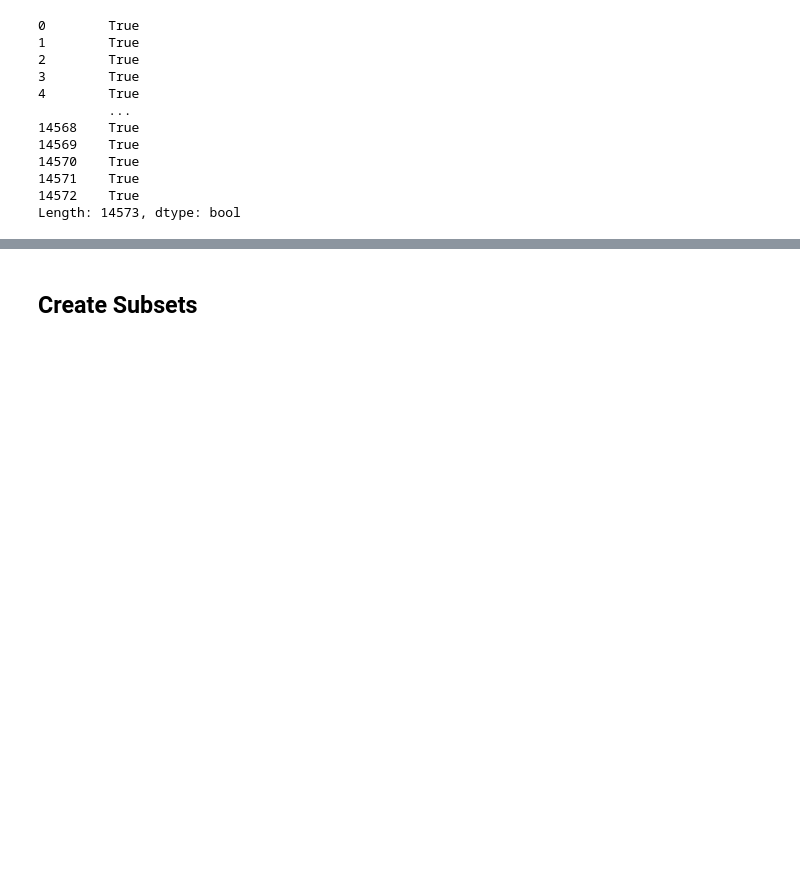
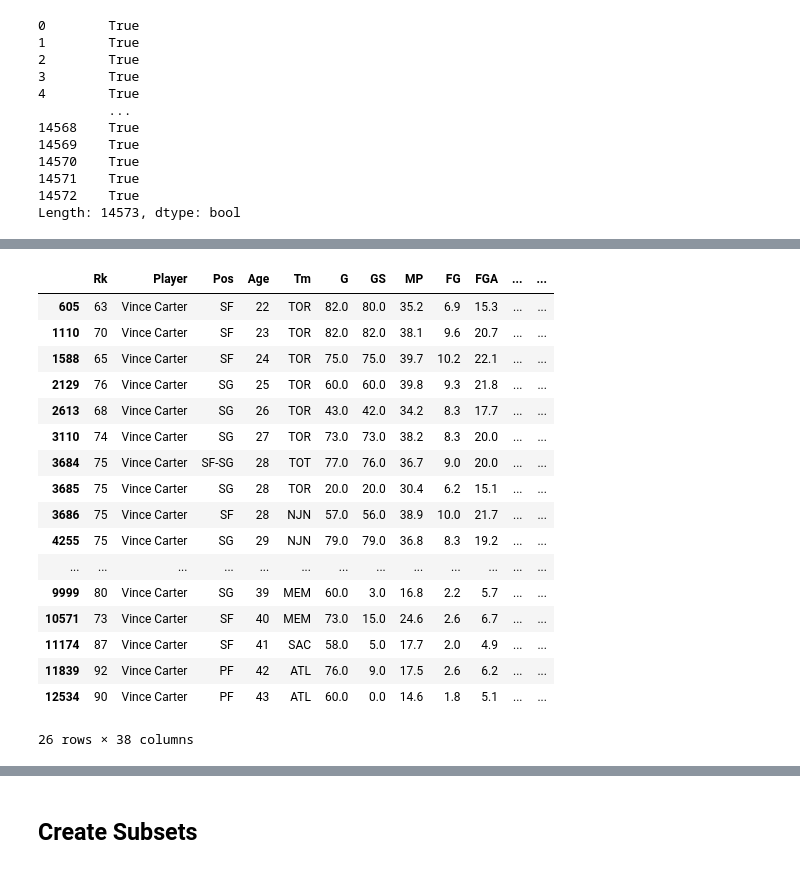
Before and after one commit to joshua-shorterivey/basic_basketball_analysis, a Jupyter notebook: explore.ipynb, the cells around one changed output, grey strips where cells are left out. Saved outputs shown, nothing was run; the diff lists cells and outputs as text; code cells hidden in the pictures; blank space fills up the shorter version.

```diff
--- a/explore.ipynb
+++ b/explore.ipynb
@@ -143,0 +149,21 @@ Length: 14573, dtype: bool
+# %%
+stats[stats['Player'] == 'Vince Carter']w
+# %% [output]
+|  | Rk | Player | Pos | Age | Tm | G | GS | MP | FG | FGA | ... | ... |
+| 605 | 63 | Vince Carter | SF | 22 | TOR | 82.0 | 80.0 | 35.2 | 6.9 | 15.3 | ... | ... |
+| 1110 | 70 | Vince Carter | SF | 23 | TOR | 82.0 | 82.0 | 38.1 | 9.6 | 20.7 | ... | ... |
+| 1588 | 65 | Vince Carter | SF | 24 | TOR | 75.0 | 75.0 | 39.7 | 10.2 | 22.1 | ... | ... |
+| 2129 | 76 | Vince Carter | SG | 25 | TOR | 60.0 | 60.0 | 39.8 | 9.3 | 21.8 | ... | ... |
+| 2613 | 68 | Vince Carter | SG | 26 | TOR | 43.0 | 42.0 | 34.2 | 8.3 | 17.7 | ... | ... |
+| 3110 | 74 | Vince Carter | SG | 27 | TOR | 73.0 | 73.0 | 38.2 | 8.3 | 20.0 | ... | ... |
+| 3684 | 75 | Vince Carter | SF-SG | 28 | TOT | 77.0 | 76.0 | 36.7 | 9.0 | 20.0 | ... | ... |
+| 3685 | 75 | Vince Carter | SG | 28 | TOR | 20.0 | 20.0 | 30.4 | 6.2 | 15.1 | ... | ... |
+| 3686 | 75 | Vince Carter | SF | 28 | NJN | 57.0 | 56.0 | 38.9 | 10.0 | 21.7 | ... | ... |
+| 4255 | 75 | Vince Carter | SG | 29 | NJN | 79.0 | 79.0 | 36.8 | 8.3 | 19.2 | ... | ... |
+| ... | ... | ... | ... | ... | ... | ... | ... | ... | ... | ... | ... | ... |
+| 9999 | 80 | Vince Carter | SG | 39 | MEM | 60.0 | 3.0 | 16.8 | 2.2 | 5.7 | ... | ... |
+| 10571 | 73 | Vince Carter | SF | 40 | MEM | 73.0 | 15.0 | 24.6 | 2.6 | 6.7 | ... | ... |
+| 11174 | 87 | Vince Carter | SF | 41 | SAC | 58.0 | 5.0 | 17.7 | 2.0 | 4.9 | ... | ... |
+| 11839 | 92 | Vince Carter | PF | 42 | ATL | 76.0 | 9.0 | 17.5 | 2.6 | 6.2 | ... | ... |
+| 12534 | 90 | Vince Carter | PF | 43 | ATL | 60.0 | 0.0 | 14.6 | 1.8 | 5.1 | ... | ... |
+26 rows × 38 columns
```
Also changed, not shown: parts of 8 cells of this notebook.
